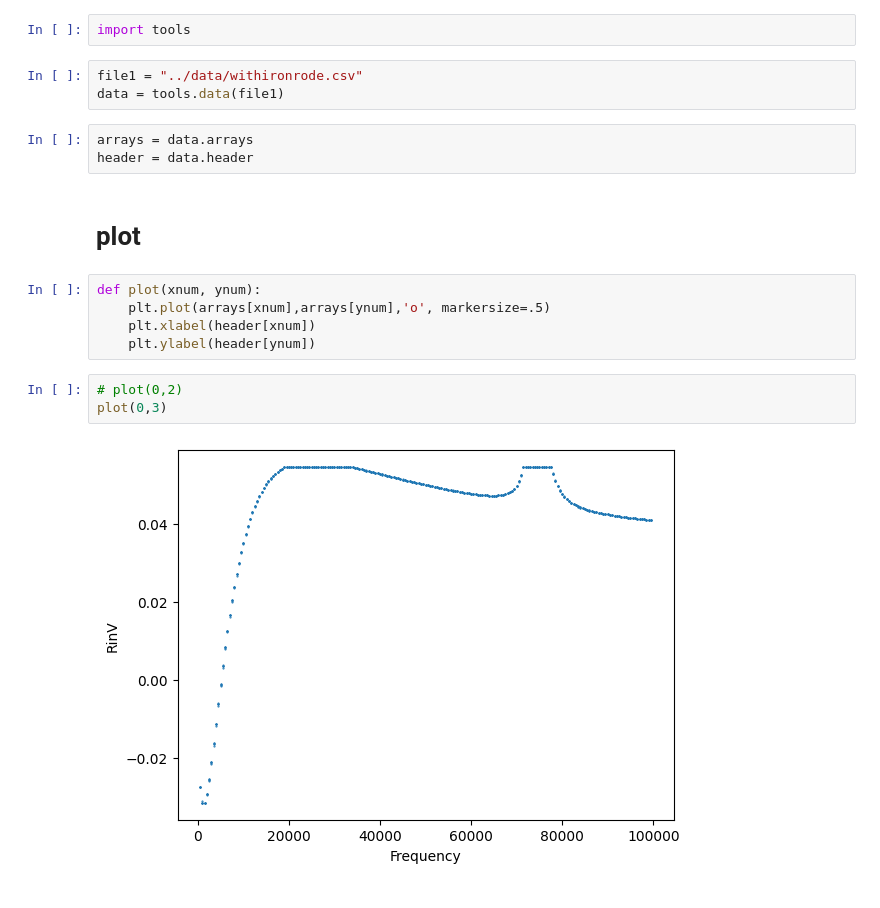
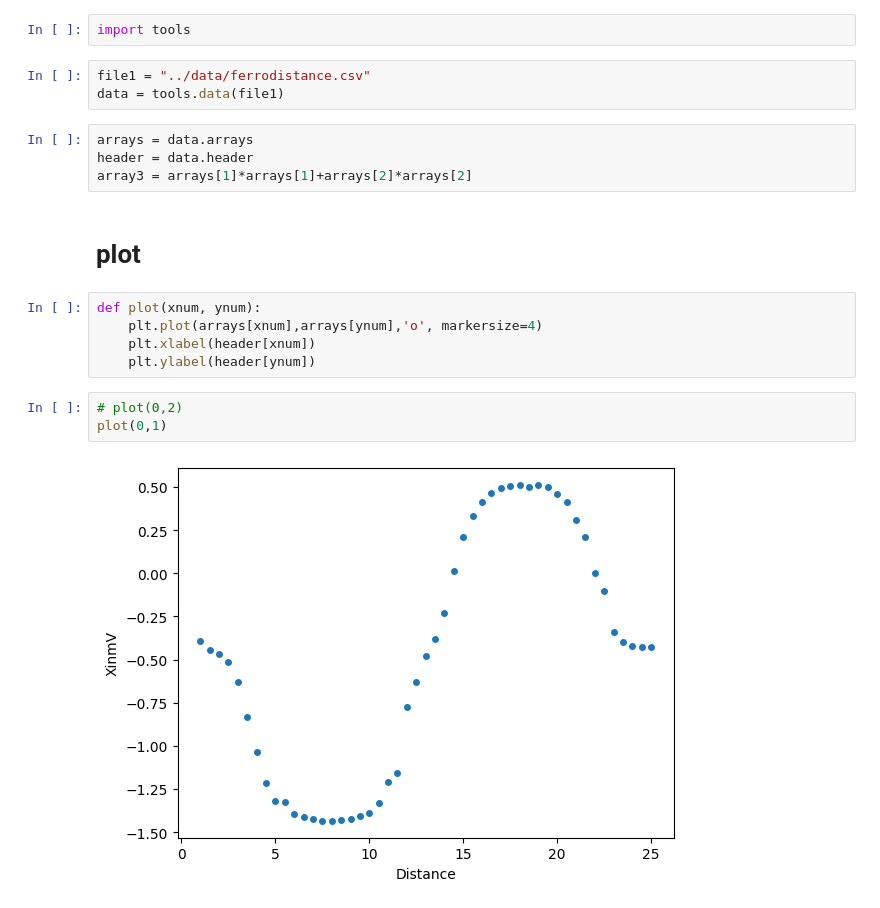
Before and after one commit to vijaypanchalr3/prosus, a Jupyter notebook: src/analysis/analysis.ipynb, the cells around one changed output. Saved outputs shown, nothing was run; the diff lists cells and outputs as text.

Commit message:
graphs of distance

```diff
--- a/src/analysis/analysis.ipynb
+++ b/src/analysis/analysis.ipynb
@@ -16,20 +16,21 @@ files and data loading in the notebook
 # %%
 import tools
 # %%
-file1 = "../data/withironrode.csv"
+file1 = "../data/ferrodistance.csv"
 data = tools.data(file1)
 # %%
 arrays = data.arrays
 header = data.header
+array3 = arrays[1]*arrays[1]+arrays[2]*arrays[2]
 # %% [markdown]
 # plot
 # %%
 def plot(xnum, ynum):
-    plt.plot(arrays[xnum],arrays[ynum],'o', markersize=.5)
+    plt.plot(arrays[xnum],arrays[ynum],'o', markersize=4)
     plt.xlabel(header[xnum])
     plt.ylabel(header[ynum])
 # %%
 # plot(0,2)
-plot(0,3)
+plot(0,1)
 # %% [output]
-[figure, old version]
+[figure, new version]
```
Also changed, not shown: parts of 2 cells of this notebook, 2 other files.
